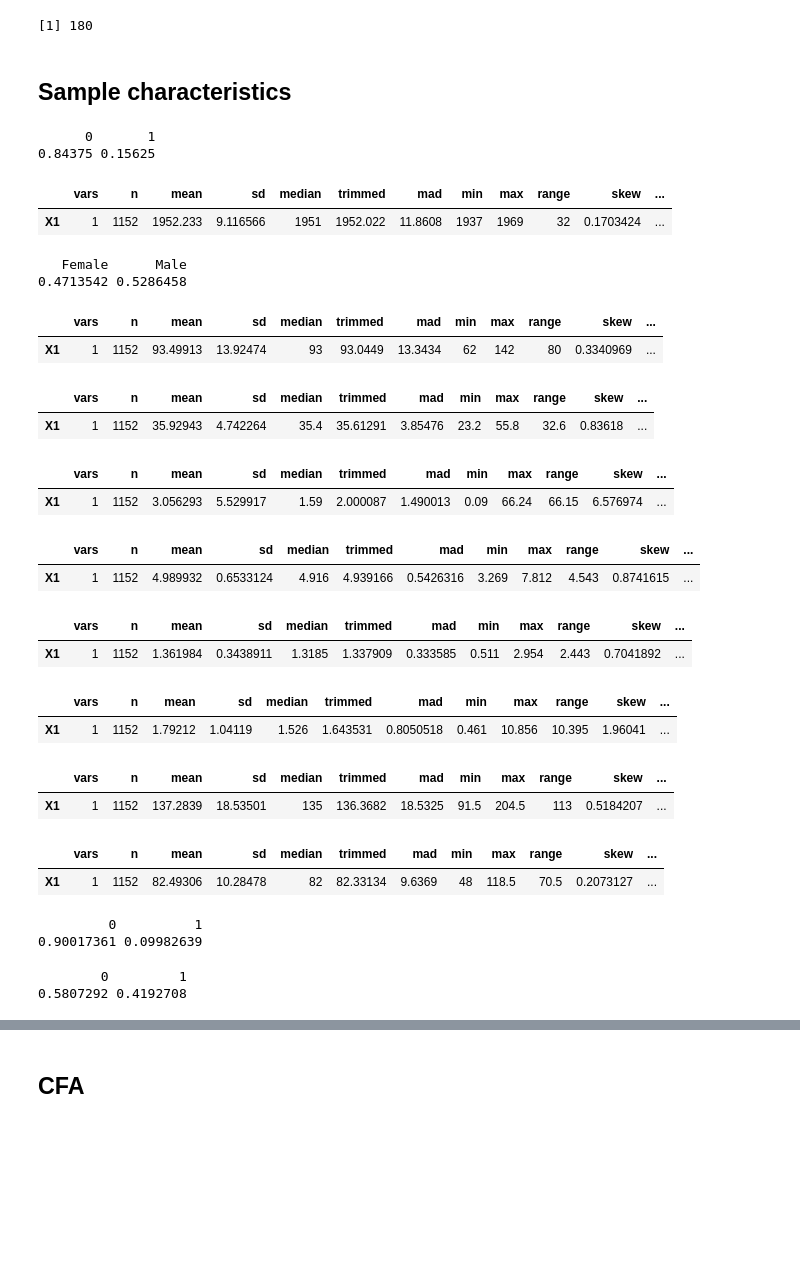
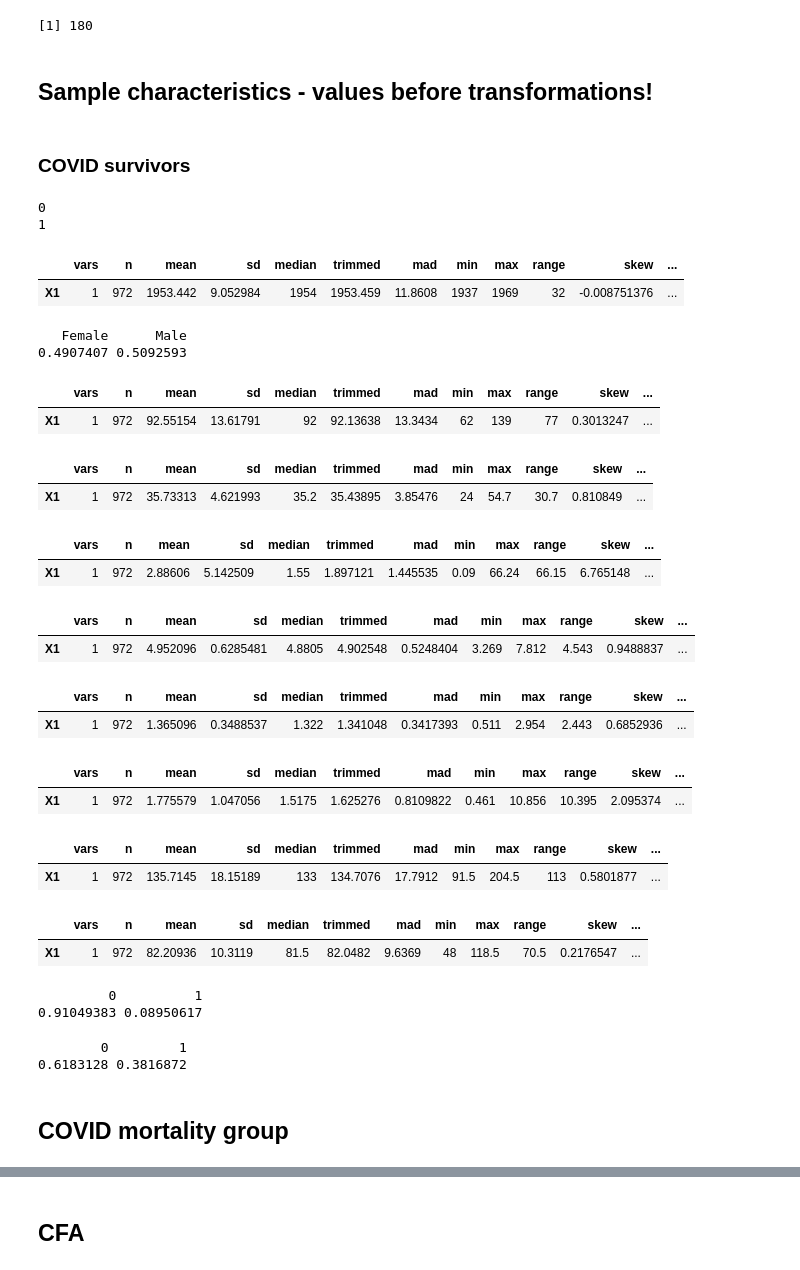
Before and after one commit to FilipMorys/COVID_MetS, a Jupyter notebook: COVID.ipynb, the cells around one changed output, grey strips where cells are left out. Cells and saved outputs as stored; diff of their text form; code cells hidden in the pictures; blank space fills up the shorter version.

```diff
--- a/COVID.ipynb
+++ b/COVID.ipynb
@@ -87,6 +84,9 @@ di$Hypertension=0
 di$Hypertension[di$hypertension=='1' | di$hypertension2=='1']=1
 di$Diabetes=0
 di$Diabetes[di$diabetes=='1' | di$diabetes2=='1']=1
+# %%
+fasting=read.table('/dagher/dagher11/filip/COVID/data/glucose.csv',sep=',', header=T)
+fasting=select(fasting,-c(eid))
 # %% [markdown]
 # MetS latent variable and OR - covid infection
 
@@ -288,7 +376,10 @@ COVinf=select(coviddeath, TG, HDL, Sex, Hypertension, Diabetes, result,
           laboratory, origin, spectype, qualifications_6138.0.0, townsend_deprivation_index_at_recruitment_189.0.0,
           Waist, year_of_birth_34.0.0, smoking_status_20116.0.0,
           ethnic_background_21000.0.0, HbA1c, systolicBP, diastolicBP, glucose,
-             average_total_household_income_before_tax_738.0.0, sex_31.0.0, CRP, level, eid)
+             average_total_household_income_before_tax_738.0.0, sex_31.0.0, CRP, level, eid,
+              sex_31.0.0, year_of_birth_34.0.0, waist_circumference_48.0.0, hip_circumference_49.0.0,
+         glucose_30740.0.0,glycated_haemoglobin_hba1c_30750.0.0,
+            hdl_cholesterol_30760.0.0)
 
 
 
@@ -302,12 +393,21 @@ for (j in c(1, 2, 11, 12, 16, 17, 18, 19, 22)) { #
     COVinf[j]=scale(COVinf[j])
 }
 
-COVinf=na.omit(COVinf)
 
 COVinf$Hypertension=as.numeric(COVinf$Hypertension)
 COVinf$Diabetes=as.numeric(COVinf$Diabetes)
 
+COVinf=na.omit(COVinf)
+
 nrow(COVinf)
+
+COVinf=merge(COVinf,fasting, by=c('sex_31.0.0','year_of_birth_34.0.0', 'waist_circumference_48.0.0',
+                                  'hip_circumference_49.0.0','glucose_30740.0.0',
+                                 'hdl_cholesterol_30760.0.0','glycated_haemoglobin_hba1c_30750.0.0'), all.x=TRUE)
+
+COVinf$HDL=-1*COVinf$HDL
+
+COVinf$glucose=resid(lm(glucose ~ fasting_time_74.0.0, data=COVinf))
 # %% [output]
 [1] 1152
 # %%
@@ -315,48 +415,53 @@ sum(COVinf$level)
 # %% [output]
 [1] 180
 # %% [markdown]
-## Sample characteristics
+## Sample characteristics - values before transformations!
+# %% [markdown]
+### COVID survivors
 # %%
 char=merge(COVinf, coviddeath, by='eid', all.x=TRUE)
-table(char$level.x)/nrow(COVinf)
+char=char[char$level.x==0,]
+table(char$level.x)/nrow(char)
 describe(char$year_of_birth_34.0.0.x)
-table(char$sex_31.0.0.x)/nrow(COVinf)
-describe(char$waist_circumference_48.0.0)
-describe(char$glycated_haemoglobin_hba1c_30750.0.0)
+table(char$sex_31.0.0.x)/nrow(char)
+describe(char$waist_circumference_48.0.0.x)
+describe(char$glycated_haemoglobin_hba1c_30750.0.0.x)
 describe(char$c.reactive_protein_30710.0.0)
-describe(char$glucose_30740.0.0)
-describe(char$hdl_cholesterol_30760.0.0)
+describe(char$glucose_30740.0.0.x)
+describe(char$hdl_cholesterol_30760.0.0.x)
 describe(char$triglycerides_30870.0.0)
 describe((rowMeans(cbind(char$systolic_blood_pressure_automated_reading_4080.0.0,
                                       char$systolic_blood_pressure_automated_reading_4080.0.1))))
 describe(rowMeans(cbind(char$diastolic_blood_pressure_automated_reading_4079.0.0,
                                        char$diastolic_blood_pressure_automated_reading_4079.0.1)))
-table(char$Diabetes.x)/nrow(COVinf)
-table(char$Hypertension.x)/nrow(COVinf)
+table(char$Diabetes.x)/nrow(char)
+table(char$Hypertension.x)/nrow(char)
 # %% [output]
-      0       1
-0.84375 0.15625
+0
+1
 |  | vars | n | mean | sd | median | trimmed | mad | min | max | range | skew | ... |
-| X1 | 1 | 1152 | 1952.233 | 9.116566 | 1951 | 1952.022 | 11.8608 | 1937 | 1969 | 32 | 0.1703424 | ... |
+| X1 | 1 | 972 | 1953.442 | 9.052984 | 1954 | 1953.459 | 11.8608 | 1937 | 1969 | 32 | -0.008751376 | ... |
    Female      Male
-0.4713542 0.5286458
+0.4907407 0.5092593
 |  | vars | n | mean | sd | median | trimmed | mad | min | max | range | skew | ... |
-| X1 | 1 | 1152 | 93.49913 | 13.92474 | 93 | 93.0449 | 13.3434 | 62 | 142 | 80 | 0.3340969 | ... |
+| X1 | 1 | 972 | 92.55154 | 13.61791 | 92 | 92.13638 | 13.3434 | 62 | 139 | 77 | 0.3013247 | ... |
 |  | vars | n | mean | sd | median | trimmed | mad | min | max | range | skew | ... |
-| X1 | 1 | 1152 | 35.92943 | 4.742264 | 35.4 | 35.61291 | 3.85476 | 23.2 | 55.8 | 32.6 | 0.83618 | ... |
+| X1 | 1 | 972 | 35.73313 | 4.621993 | 35.2 | 35.43895 | 3.85476 | 24 | 54.7 | 30.7 | 0.810849 | ... |
 |  | vars | n | mean | sd | median | trimmed | mad | min | max | range | skew | ... |
-| X1 | 1 | 1152 | 3.056293 | 5.529917 | 1.59 | 2.000087 | 1.490013 | 0.09 | 66.24 | 66.15 | 6.576974 | ... |
+| X1 | 1 | 972 | 2.88606 | 5.142509 | 1.55 | 1.897121 | 1.445535 | 0.09 | 66.24 | 66.15 | 6.765148 | ... |
 |  | vars | n | mean | sd | median | trimmed | mad | min | max | range | skew | ... |
-| X1 | 1 | 1152 | 4.989932 | 0.6533124 | 4.916 | 4.939166 | 0.5426316 | 3.269 | 7.812 | 4.543 | 0.8741615 | ... |
+| X1 | 1 | 972 | 4.952096 | 0.6285481 | 4.8805 | 4.902548 | 0.5248404 | 3.269 | 7.812 | 4.543 | 0.9488837 | ... |
 |  | vars | n | mean | sd | median | trimmed | mad | min | max | range | skew | ... |
-| X1 | 1 | 1152 | 1.361984 | 0.3438911 | 1.3185 | 1.337909 | 0.333585 | 0.511 | 2.954 | 2.443 | 0.7041892 | ... |
+| X1 | 1 | 972 | 1.365096 | 0.3488537 | 1.322 | 1.341048 | 0.3417393 | 0.511 | 2.954 | 2.443 | 0.6852936 | ... |
 |  | vars | n | mean | sd | median | trimmed | mad | min | max | range | skew | ... |
-| X1 | 1 | 1152 | 1.79212 | 1.04119 | 1.526 | 1.643531 | 0.8050518 | 0.461 | 10.856 | 10.395 | 1.96041 | ... |
+| X1 | 1 | 972 | 1.775579 | 1.047056 | 1.5175 | 1.625276 | 0.8109822 | 0.461 | 10.856 | 10.395 | 2.095374 | ... |
 |  | vars | n | mean | sd | median | trimmed | mad | min | max | range | skew | ... |
-| X1 | 1 | 1152 | 137.2839 | 18.53501 | 135 | 136.3682 | 18.5325 | 91.5 | 204.5 | 113 | 0.5184207 | ... |
+| X1 | 1 | 972 | 135.7145 | 18.15189 | 133 | 134.7076 | 17.7912 | 91.5 | 204.5 | 113 | 0.5801877 | ... |
 |  | vars | n | mean | sd | median | trimmed | mad | min | max | range | skew | ... |
-| X1 | 1 | 1152 | 82.49306 | 10.28478 | 82 | 82.33134 | 9.6369 | 48 | 118.5 | 70.5 | 0.2073127 | ... |
+| X1 | 1 | 972 | 82.20936 | 10.3119 | 81.5 | 82.0482 | 9.6369 | 48 | 118.5 | 70.5 | 0.2176547 | ... |
          0          1
-0.90017361 0.09982639
+0.91049383 0.08950617
         0         1
-0.5807292 0.4192708
+0.6183128 0.3816872
+# %% [markdown]
+## COVID mortality group
```
Also changed, not shown: parts of 24 cells of this notebook.
